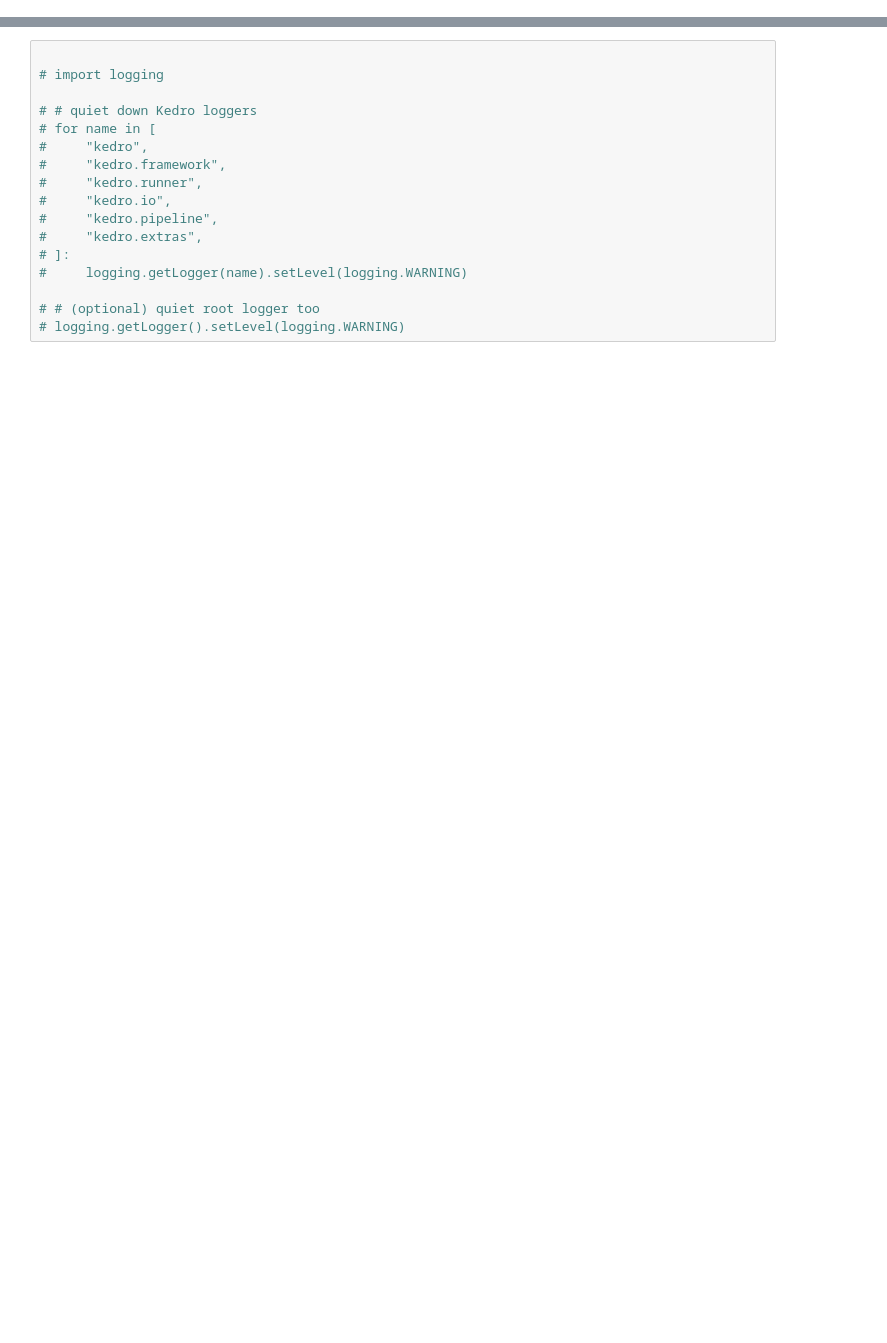
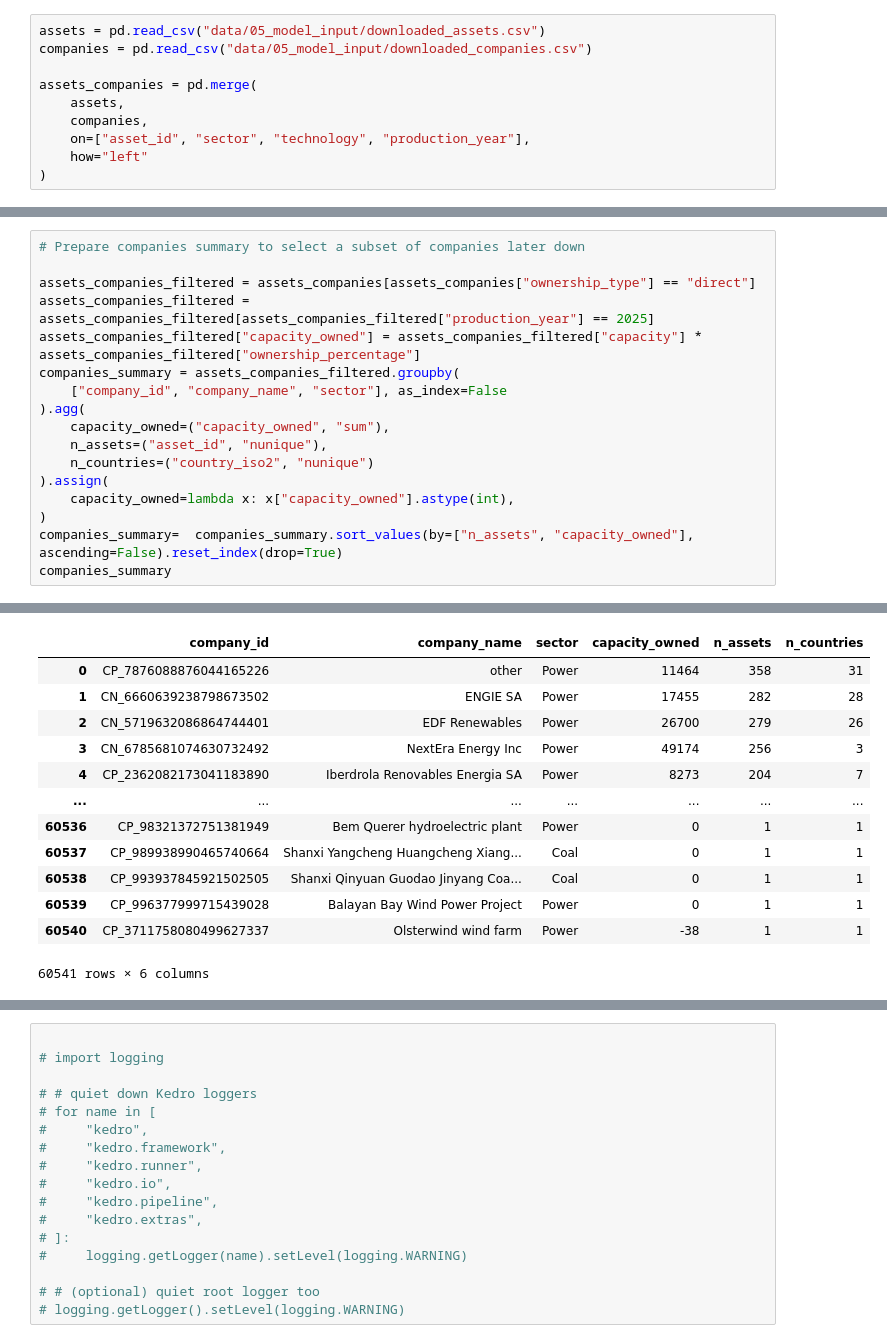
Before and after one commit to Theia-Finance-Labs/altr-model, a Jupyter notebook: notebooks/results_v1.ipynb, the cells around one changed output, grey strips where cells are left out. Cells and saved outputs as stored; diff of their text form; blank space fills up the shorter version.

Commit message:
some fixes, and auto select of companies in results_v1 notebook

```diff
--- a/notebooks/results_v1.ipynb
+++ b/notebooks/results_v1.ipynb
@@ -22 +17,11 @@ tags=[
     ]
+# %%
+assets = pd.read_csv("data/05_model_input/downloaded_assets.csv")
+companies = pd.read_csv("data/05_model_input/downloaded_companies.csv")
+
+assets_companies = pd.merge(
+    assets,
+    companies,
+    on=["asset_id", "sector", "technology", "production_year"],
+    how="left"
+)
@@ -22,0 +31,18 @@ tags=[
+# %%
+# Prepare companies summary to select a subset of companies later down
+
+assets_companies_filtered = assets_companies[assets_companies["ownership_type"] == "direct"]
+assets_companies_filtered = assets_companies_filtered[assets_companies_filtered["production_year"] == 2025]
+assets_companies_filtered["capacity_owned"] = assets_companies_filtered["capacity"] * assets_companies_filtered["ownership_percentage"]
+companies_summary = assets_companies_filtered.groupby(
+    ["company_id", "company_name", "sector"], as_index=False
+).agg(
+    capacity_owned=("capacity_owned", "sum"),
+    n_assets=("asset_id", "nunique"),
+    n_countries=("country_iso2", "nunique")
+).assign(
+    capacity_owned=lambda x: x["capacity_owned"].astype(int),
+)
+companies_summary=  companies_summary.sort_values(by=["n_assets", "capacity_owned"], ascending=False).reset_index(drop=True)
+companies_summary
+# %% [output]
@@ -23,3 +50,16 @@ tags=[
+|  | company_id | company_name | sector | capacity_owned | n_assets | n_countries |
+| 0 | CP_7876088876044165226 | other | Power | 11464 | 358 | 31 |
+| 1 | CN_6660639238798673502 | ENGIE SA | Power | 17455 | 282 | 28 |
+| 2 | CN_5719632086864744401 | EDF Renewables | Power | 26700 | 279 | 26 |
+| 3 | CN_6785681074630732492 | NextEra Energy Inc | Power | 49174 | 256 | 3 |
+| 4 | CP_2362082173041183890 | Iberdrola Renovables Energia SA | Power | 8273 | 204 | 7 |
+| ... | ... | ... | ... | ... | ... | ... |
+| 60536 | CP_98321372751381949 | Bem Querer hydroelectric plant | Power | 0 | 1 | 1 |
+| 60537 | CP_989938990465740664 | Shanxi Yangcheng Huangcheng Xiang... | Coal | 0 | 1 | 1 |
+| 60538 | CP_993937845921502505 | Shanxi Qinyuan Guodao Jinyang Coa... | Coal | 0 | 1 | 1 |
+| 60539 | CP_996377999715439028 | Balayan Bay Wind Power Project | Power | 0 | 1 | 1 |
+| 60540 | CP_3711758080499627337 | Olsterwind wind farm | Power | -38 | 1 | 1 |
+60541 rows × 6 columns
 # %%
 # Since the notebook is in ./notebooks, set the project path to the parent directory
 current_dir = Path.cwd()
```
Also changed, not shown: parts of 8 cells of this notebook, 7 other files.
